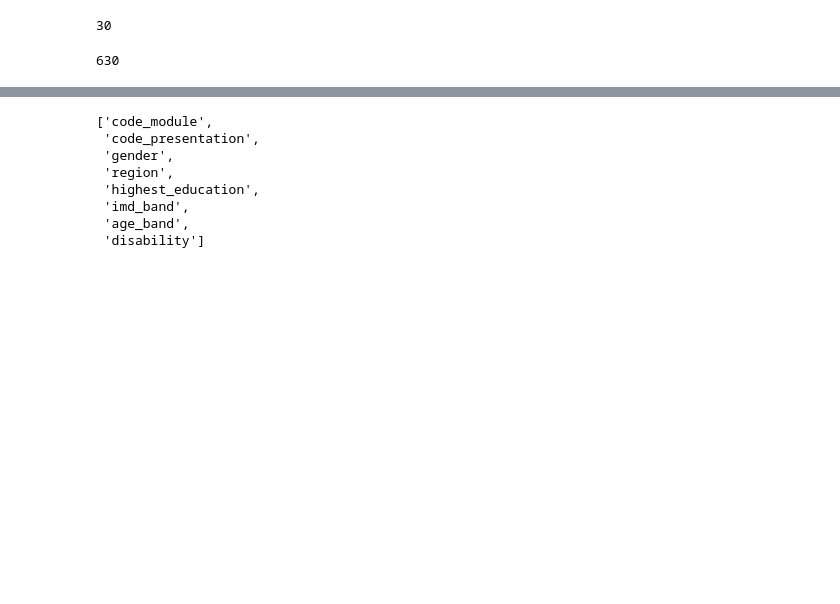
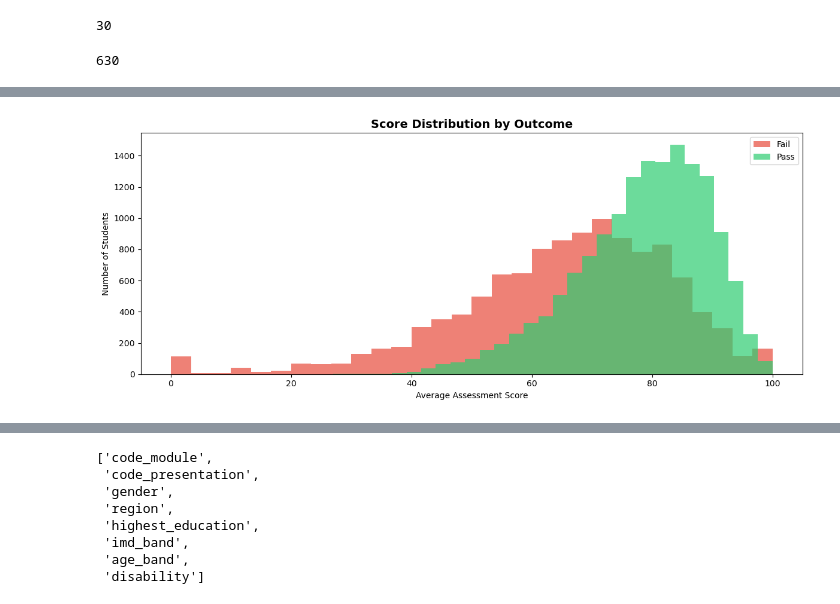
Before and after one commit to bhoamikhona/student-performance-ml, a Jupyter notebook: student-performance-ml.ipynb, the cells around one changed output, grey strips where cells are left out. Cells and saved outputs as stored; diff of their text form; code cells hidden in the pictures; blank space fills up the shorter version.

```diff
--- a/student-performance-ml.ipynb
+++ b/student-performance-ml.ipynb
@@ -260,0 +239,15 @@ plt.show()
+# %%
+# Chart 2: Score Distribution by Outcome
+fig2, ax2 = plt.subplots(figsize=(12, 5))
+fail_scores = df[df['passed'] == 0]['avg_score']
+pass_scores = df[df['passed'] == 1]['avg_score']
+ax2.hist(fail_scores, bins=30, alpha=0.7, color='#e74c3c', label='Fail')
+ax2.hist(pass_scores, bins=30, alpha=0.7, color='#2ecc71', label='Pass')
+ax2.set_title('Score Distribution by Outcome', fontsize=14, fontweight='bold')
+ax2.set_xlabel('Average Assessment Score')
+ax2.set_ylabel('Number of Students')
+ax2.legend()
+plt.tight_layout()
+plt.show()
+# %% [output]
+[figure, added]
```
Also changed, not shown: parts of 37 cells of this notebook.
